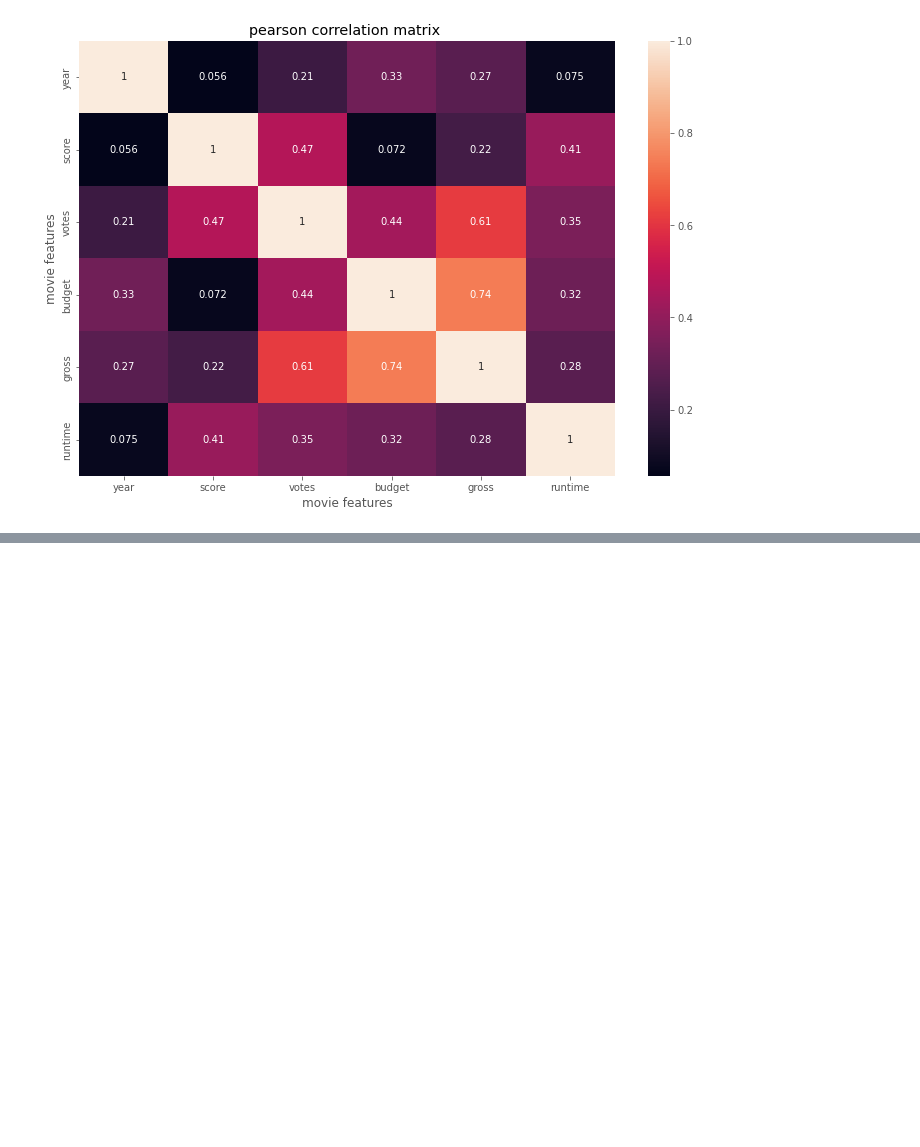
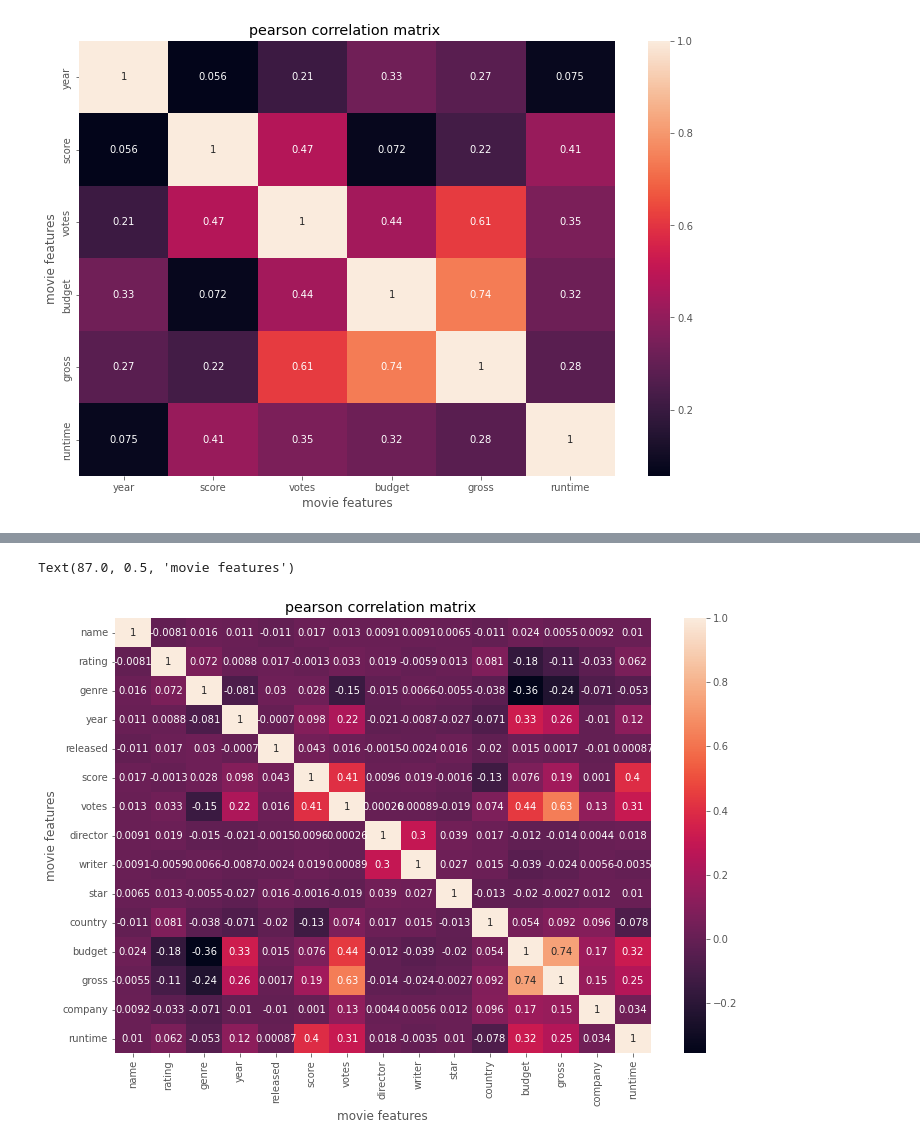
Before and after one commit to MunyaradziMagura/Movies-Project, a Jupyter notebook: movies.ipynb, the cells around one changed output, grey strips where cells are left out. Drawn from its saved outputs; the diff is of its cells as text; code cells hidden in the pictures; blank space fills up the shorter version.

```diff
--- a/movies.ipynb
+++ b/movies.ipynb
@@ -172,0 +171,14 @@ Text(87.0, 0.5, 'movie features')
+# %%
+# loooking at column "company" and working with strings
+# assign a number to each unique element of the company colmn
+df_company_id = data
+
+for col_name in df_company_id.columns:
+    if df_company_id[col_name].dtype == 'object':
+        df_company_id[col_name] = df_company_id[col_name].astype("category")
+        # add an id to each row
+        df_company_id[col_name] = df_company_id[col_name].cat.codes
+
+
+
+df_company_id
@@ -172,0 +199,9 @@ Text(87.0, 0.5, 'movie features')
+# %%
+correlation_matrix = df_company_id.corr(method='pearson')
+sns.heatmap(correlation_matrix, annot=True)
+plt.title('pearson correlation matrix ')
+plt.xlabel('movie features')
+plt.ylabel('movie features')
+# %% [output]
+Text(87.0, 0.5, 'movie features')
+[figure, added]
```
Also changed, not shown: parts of 6 cells of this notebook.
